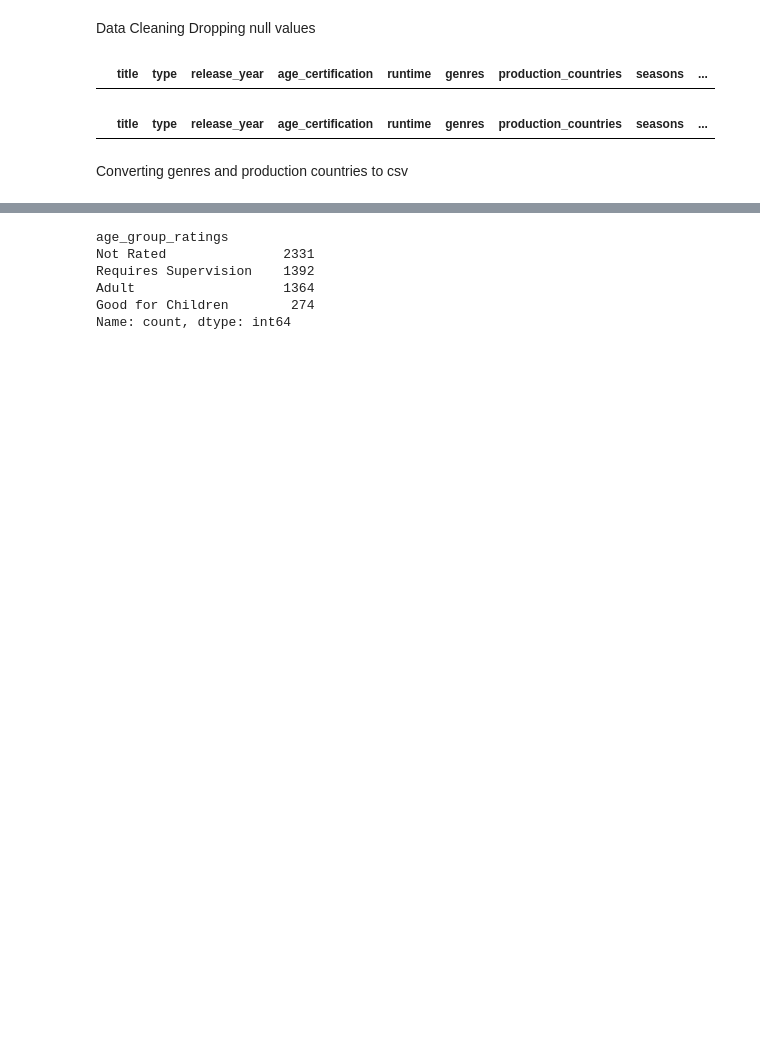
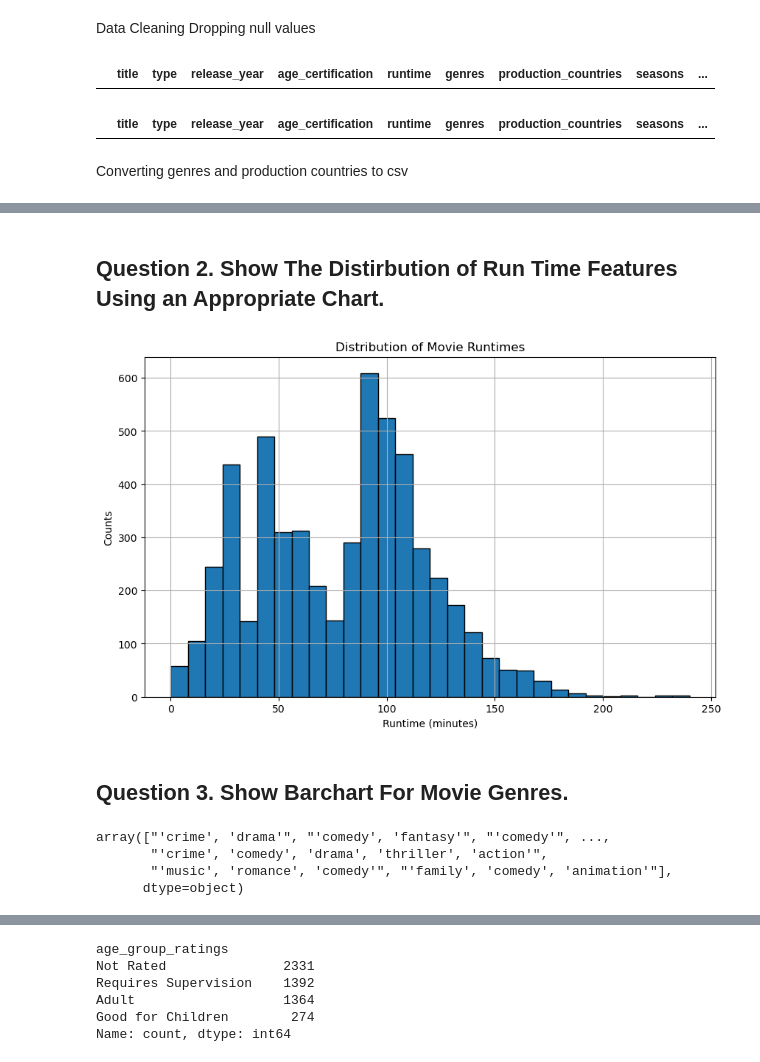
Before and after one commit to Nahsc0/Netflix_Movie_Analysis, a Jupyter notebook: NetflixAssignment (1).ipynb, the cells around one changed output, grey strips where cells are left out. Drawn from its saved outputs; the diff is of its cells as text; code cells hidden in the pictures; blank space fills up the shorter version.

```diff
--- a/NetflixAssignment (1).ipynb
+++ b/NetflixAssignment (1).ipynb
@@ -175,0 +200,20 @@ df.head()
+# %% [markdown]
+## Question 2. Show The Distirbution of Run Time Features Using an Appropriate Chart.
+# %%
+plt.figure(figsize=(10,6))
+df['runtime'].hist(bins=30, edgecolor='black')
+plt.title('Distribution of Movie Runtimes')
+plt.xlabel('Runtime (minutes)')
+plt.ylabel('Counts')
+plt.show()
+# %% [output]
+[figure, added]
+# %% [markdown]
+## Question 3. Show Barchart For Movie Genres.
+# %%
+ df['genres'].unique()
+# %% [output]
+array(["'crime', 'drama'", "'comedy', 'fantasy'", "'comedy'", ...,
+       "'crime', 'comedy', 'drama', 'thriller', 'action'",
+       "'music', 'romance', 'comedy'", "'family', 'comedy', 'animation'"],
+      dtype=object)
```
Also changed, not shown: parts of 33 cells of this notebook.
